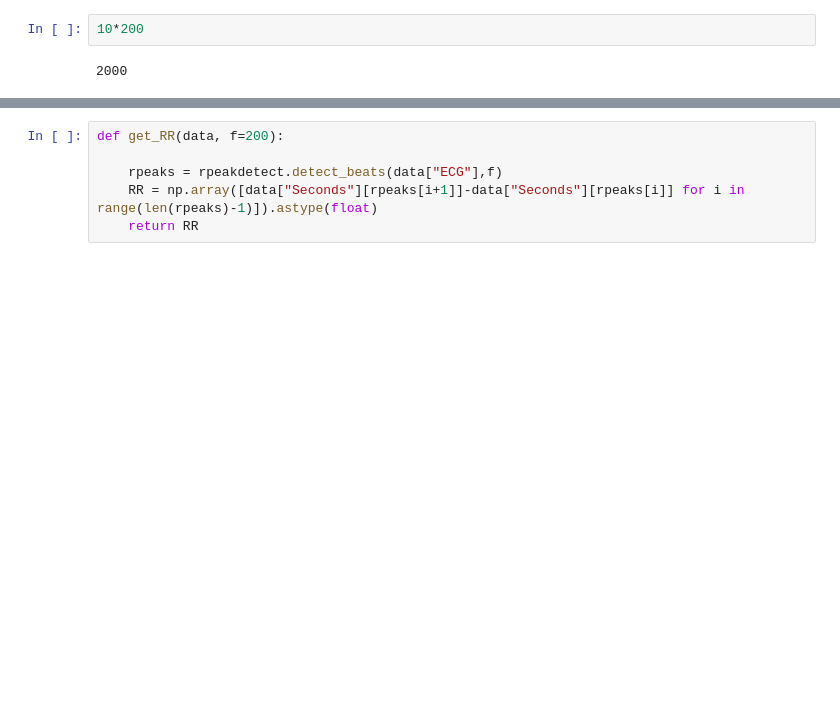
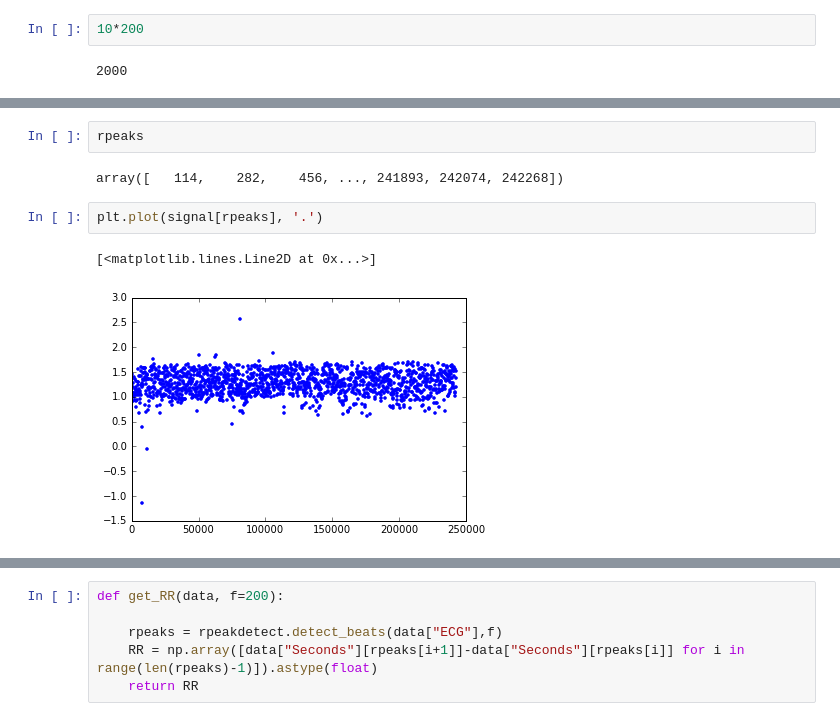
Before and after one commit to esperidam/rpeakdetect, a Jupyter notebook: rpeakdetect_exploration.ipynb, the cells around one changed output, grey strips where cells are left out. Drawn from its saved outputs; the diff is of its cells as text; blank space fills up the shorter version.

```diff
--- a/rpeakdetect_exploration.ipynb
+++ b/rpeakdetect_exploration.ipynb
@@ -51,3 +56,12 @@ rpeaks = rpeakdetect.detect_beats(signal, 200)
+# %%
+rpeaks
+# %% [output]
+array([   114,    282,    456, ..., 241893, 242074, 242268])
+# %%
+plt.plot(signal[rpeaks], '.')
+# %% [output]
+[<matplotlib.lines.Line2D at 0x...>]
+[figure, added]
 # %%
 rpeaks
 # %% [output]
```
Also changed, not shown: parts of 59 cells of this notebook, 1 other file.
